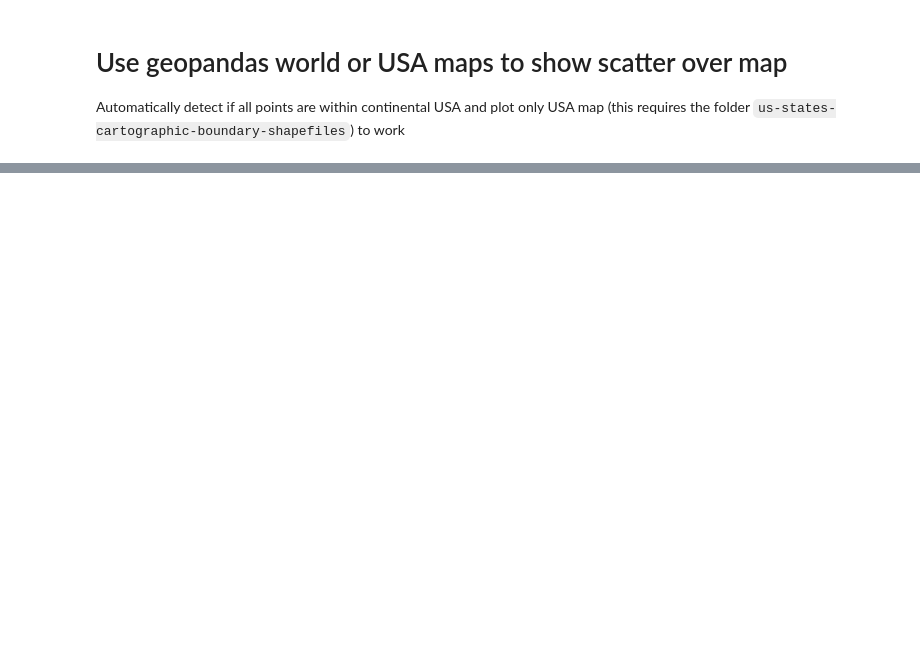
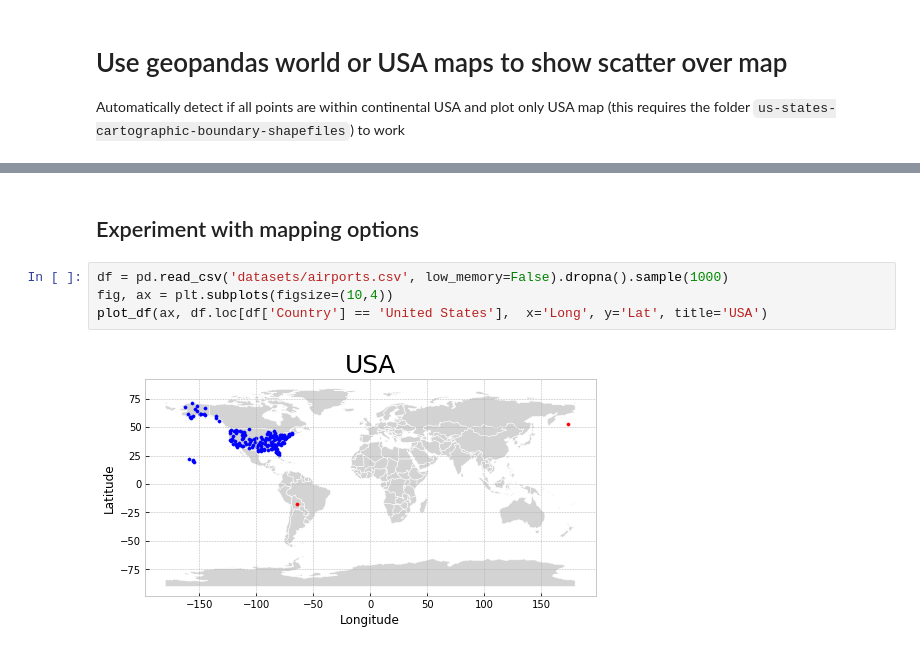
Before and after one commit to darenr/simple-geo-plotting, a Jupyter notebook: demo.ipynb, the cells around one changed output, grey strips where cells are left out. Saved outputs shown, nothing was run; the diff lists cells and outputs as text; blank space fills up the shorter version.

```diff
--- a/demo.ipynb
+++ b/demo.ipynb
@@ -112,0 +152,8 @@ plot_df(ax2, df.loc[df['Country'] == 'Canada'], x='Long', y='Lat', title='Canada
+# %% [markdown]
+## Experiment with mapping options
+# %%
+df = pd.read_csv('datasets/airports.csv', low_memory=False).dropna().sample(1000)
+fig, ax = plt.subplots(figsize=(10,4))
+plot_df(ax, df.loc[df['Country'] == 'United States'],  x='Long', y='Lat', title='USA')
+# %% [output]
+[figure, added]
```
Also changed, not shown: parts of 10 cells of this notebook, 1 other file.
